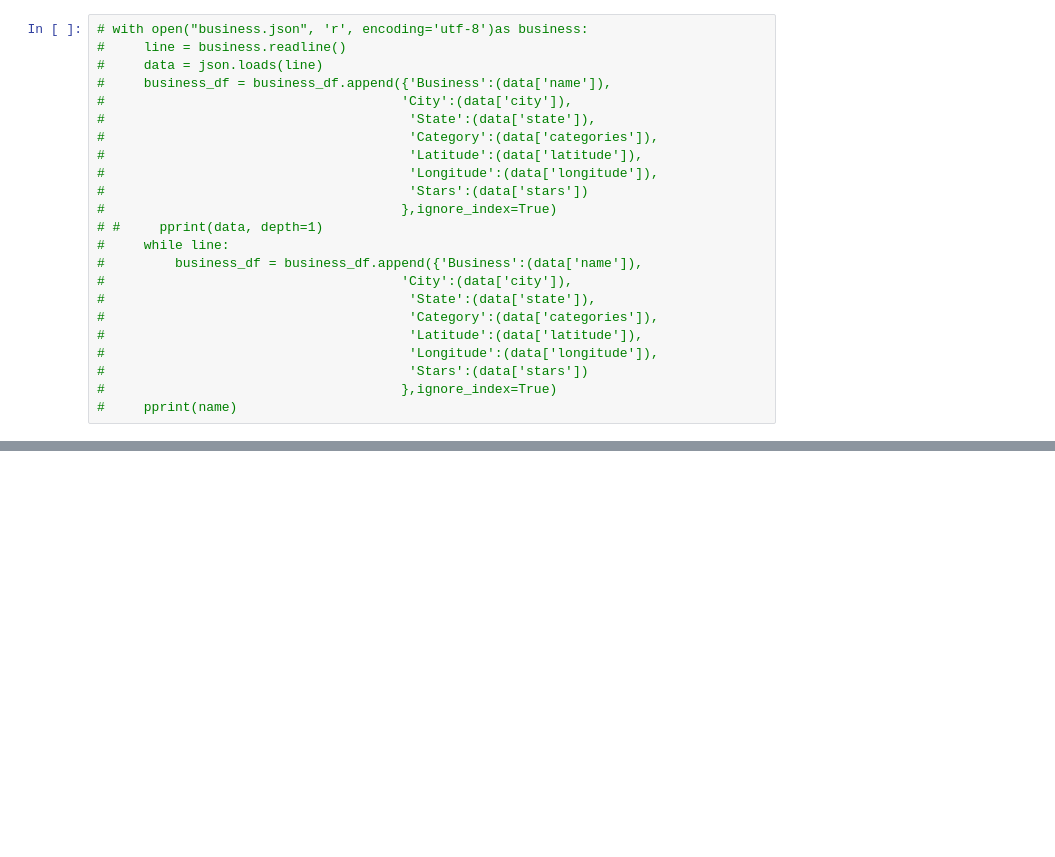
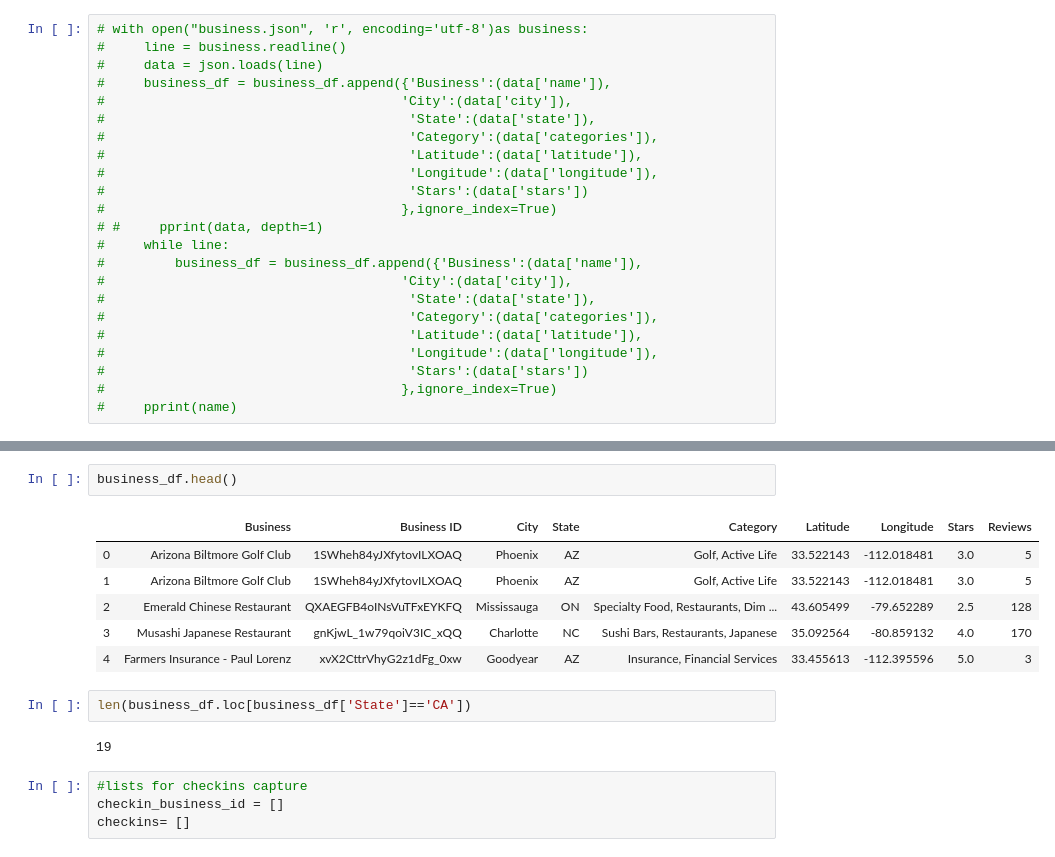
Before and after one commit to elzster/Yelp-Analytics, a Jupyter notebook: Yelp Test.ipynb, the cells around one changed output, grey strips where cells are left out. Cells and saved outputs as stored; diff of their text form; blank space fills up the shorter version.

```diff
--- a/Yelp Test.ipynb
+++ b/Yelp Test.ipynb
@@ -151,0 +232,17 @@ business_df.to_csv('businessdata1.csv', index=False)
+# %%
+business_df.head()
+# %% [output]
+|  | Business | Business ID | City | State | Category | Latitude | Longitude | Stars | Reviews |
+| 0 | Arizona Biltmore Golf Club | 1SWheh84yJXfytovILXOAQ | Phoenix | AZ | Golf, Active Life | 33.522143 | -112.018481 | 3.0 | 5 |
+| 1 | Arizona Biltmore Golf Club | 1SWheh84yJXfytovILXOAQ | Phoenix | AZ | Golf, Active Life | 33.522143 | -112.018481 | 3.0 | 5 |
+| 2 | Emerald Chinese Restaurant | QXAEGFB4oINsVuTFxEYKFQ | Mississauga | ON | Specialty Food, Restaurants, Dim ... | 43.605499 | -79.652289 | 2.5 | 128 |
+| 3 | Musashi Japanese Restaurant | gnKjwL_1w79qoiV3IC_xQQ | Charlotte | NC | Sushi Bars, Restaurants, Japanese | 35.092564 | -80.859132 | 4.0 | 170 |
+| 4 | Farmers Insurance - Paul Lorenz | xvX2CttrVhyG2z1dFg_0xw | Goodyear | AZ | Insurance, Financial Services | 33.455613 | -112.395596 | 5.0 | 3 |
+# %%
+len(business_df.loc[business_df['State']=='CA'])
+# %% [output]
+19
+# %%
+#lists for checkins capture
+checkin_business_id = []
+checkins= []
```
Also changed, not shown: parts of 28 cells of this notebook, 1 other file.
